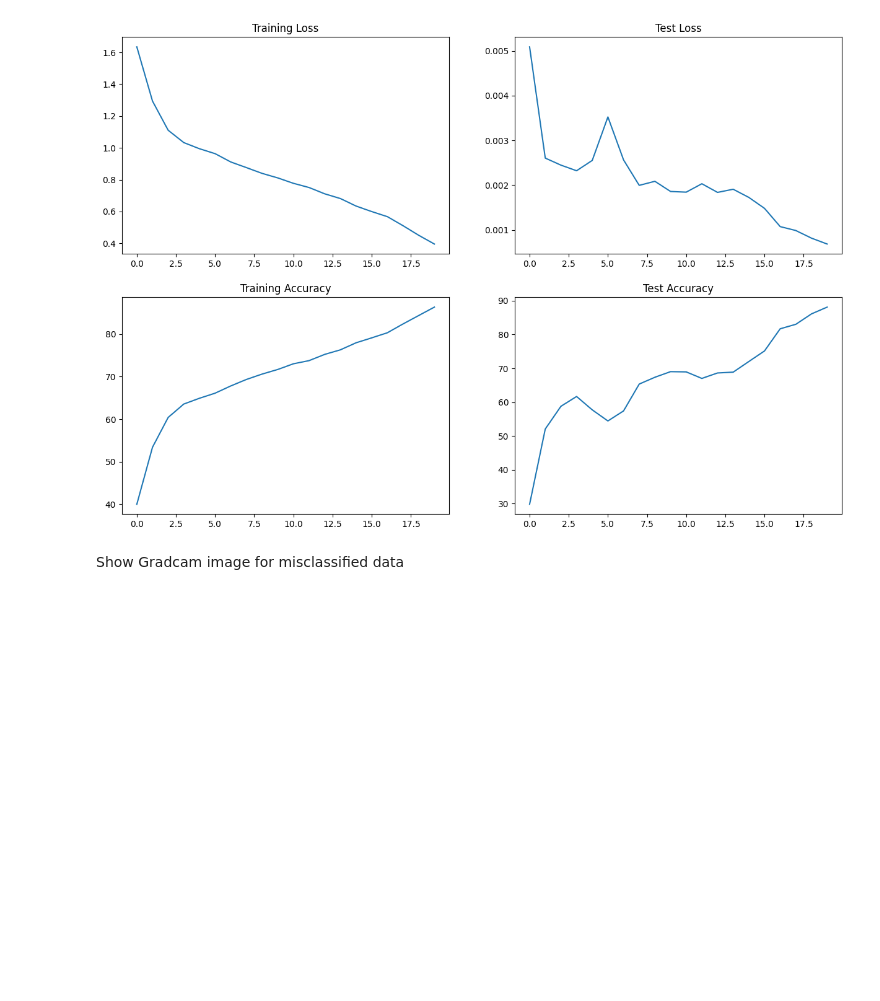
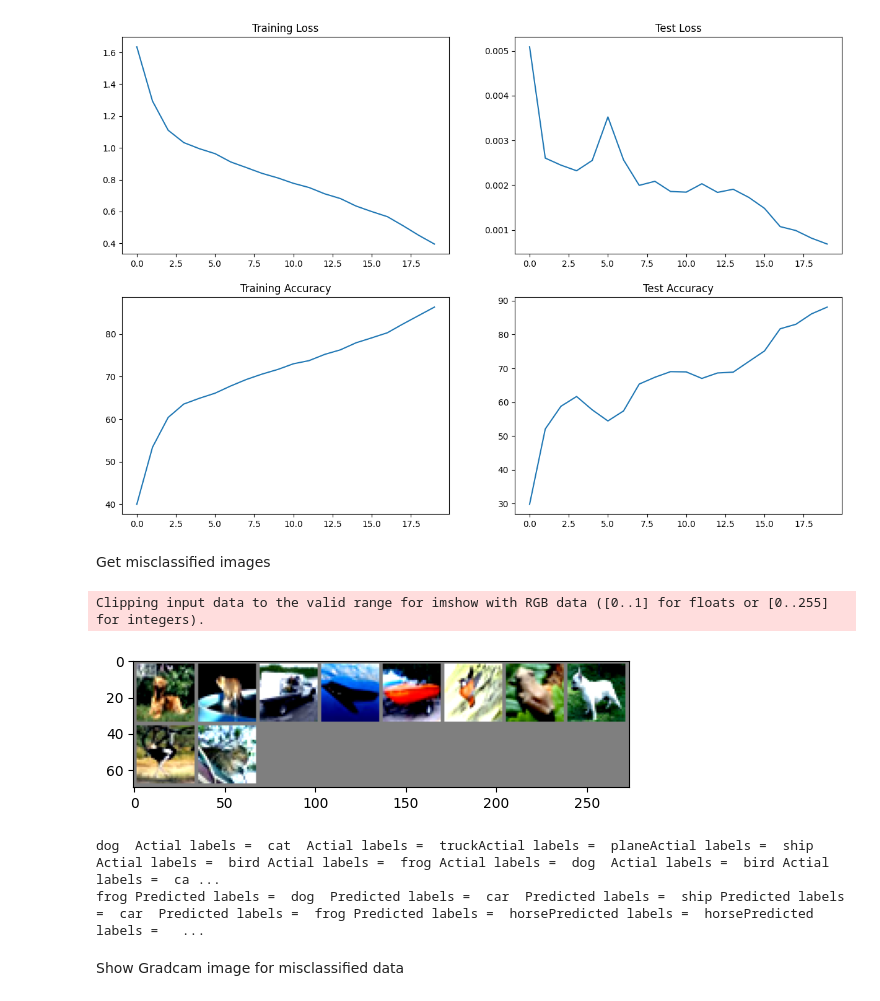
Before and after one commit to ToletiSri/TSAI_ERA_S22, a Jupyter notebook: S11/S11.ipynb, the cells around one changed output. Drawn from its saved outputs; the diff is of its cells as text; code cells hidden in the pictures; blank space fills up the shorter version.

```diff
--- a/S11/S11.ipynb
+++ b/S11/S11.ipynb
@@ -174,6 +174,21 @@ Plot Model Test and Train accuracy
 utils.printModelTrainTestAccuracy(train_acc, train_losses, test_acc, test_losses)
 # %% [output]
 [figure]
+# %% [markdown]
+Get misclassified images
+# %%
+import torchvision
+misclassfied_images, misclassfied_labels,actual_labels = utils.getMiscassifications(myResnetModel, test_loader, 10)
+utils.imshow(torchvision.utils.make_grid(misclassfied_images.to('cpu')))
+print('Actual labels:  ')
+print('  '.join(f'{actual_labels[j]:5s}' for j in range(10)))
+print('Predicted labels:  ')
+print('  '.join(f'{misclassfied_labels[j]:5s}' for j in range(10)))
+# %% [output]
+Clipping input data to the valid range for imshow with RGB data ([0..1] for floats or [0..255] for integers).
+[figure, added]
+dog  Actial labels =  cat  Actial labels =  truckActial labels =  planeActial labels =  ship Actial labels =  bird Actial labels =  frog Actial labels =  dog  Actial labels =  bird Actial labels =  ca ...
+frog Predicted labels =  dog  Predicted labels =  car  Predicted labels =  ship Predicted labels =  car  Predicted labels =  frog Predicted labels =  horsePredicted labels =  horsePredicted labels =   ...
 # %% [markdown]
 Show Gradcam image for misclassified data
 # %%
```
